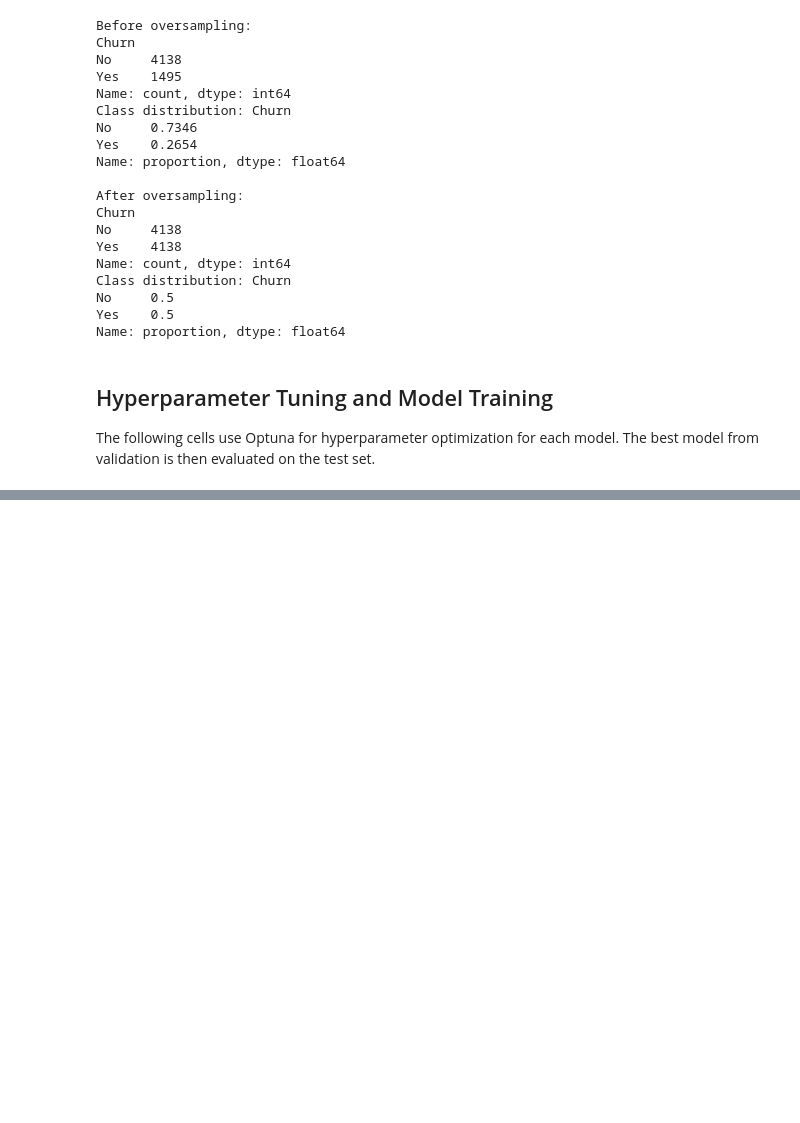
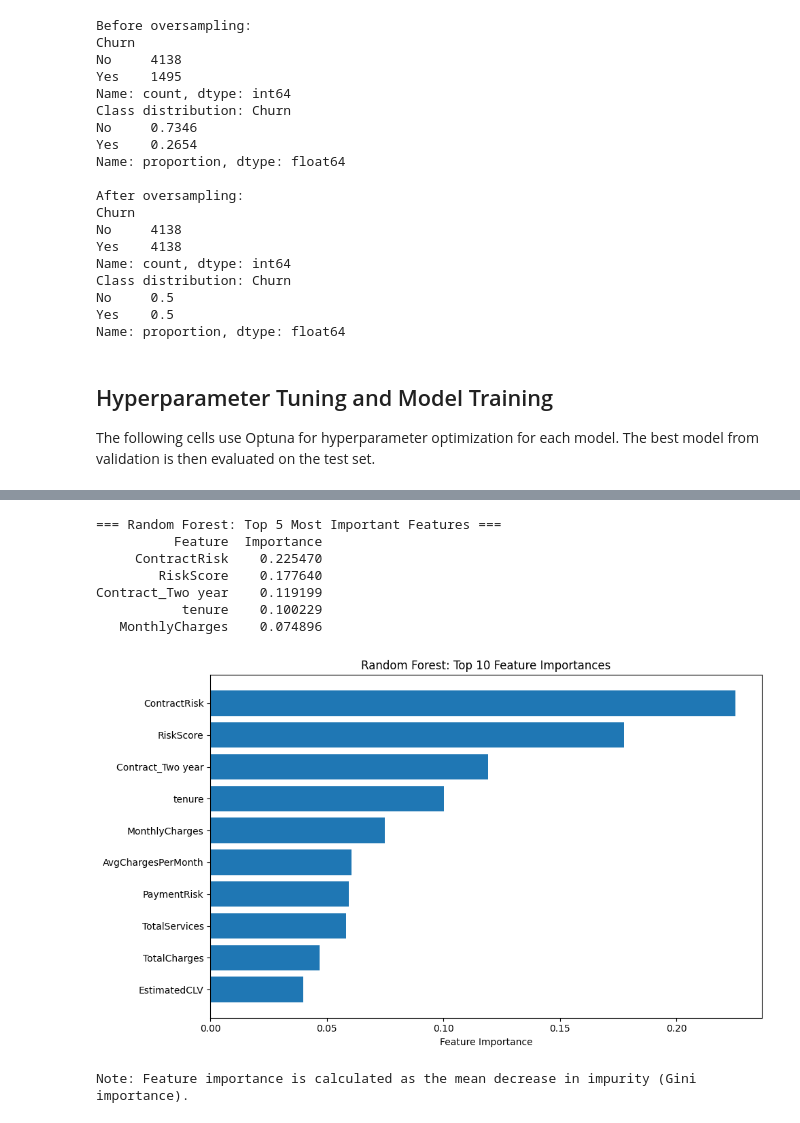
Before and after one commit to shreyaslshah/ecs221, a Jupyter notebook: models-oversampling.ipynb, the cells around one changed output, grey strips where cells are left out. Cells and saved outputs as stored; diff of their text form; code cells hidden in the pictures; blank space fills up the shorter version.

```diff
--- a/models-oversampling.ipynb
+++ b/models-oversampling.ipynb
@@ -392,3 +435,35 @@ Random Forest Test Accuracy: 0.7659574468085106
+# %%
+# Random Forest: Top 5 Features based on importance
+rf_feature_importance = pd.DataFrame({
+    'Feature': feature_names,
+    'Importance': best_rf.feature_importances_
+}).sort_values('Importance', ascending=False)
+
+print("\n=== Random Forest: Top 5 Most Important Features ===")
+print(rf_feature_importance.head(5).to_string(index=False))
+
+# Visualize feature importances
+plt.figure(figsize=(10, 6))
+top_10_features = rf_feature_importance.head(10)
+plt.barh(range(len(top_10_features)), top_10_features['Importance'])
+plt.yticks(range(len(top_10_features)), top_10_features['Feature'])
+plt.xlabel('Feature Importance')
+plt.title('Random Forest: Top 10 Feature Importances')
+plt.gca().invert_yaxis()
+plt.tight_layout()
+plt.show()
+
+print("\nNote: Feature importance is calculated as the mean decrease in impurity (Gini importance).")
+# %% [output]
+=== Random Forest: Top 5 Most Important Features ===
+          Feature  Importance
+     ContractRisk    0.225470
+        RiskScore    0.177640
+Contract_Two year    0.119199
+           tenure    0.100229
+   MonthlyCharges    0.074896
+[figure, added]
+Note: Feature importance is calculated as the mean decrease in impurity (Gini importance).
 # %%
 # SVM with Optuna and single validation split, with timeout for each trial
 from sklearn.svm import SVC
```
Also changed, not shown: parts of 11 cells of this notebook, 3 other files.
